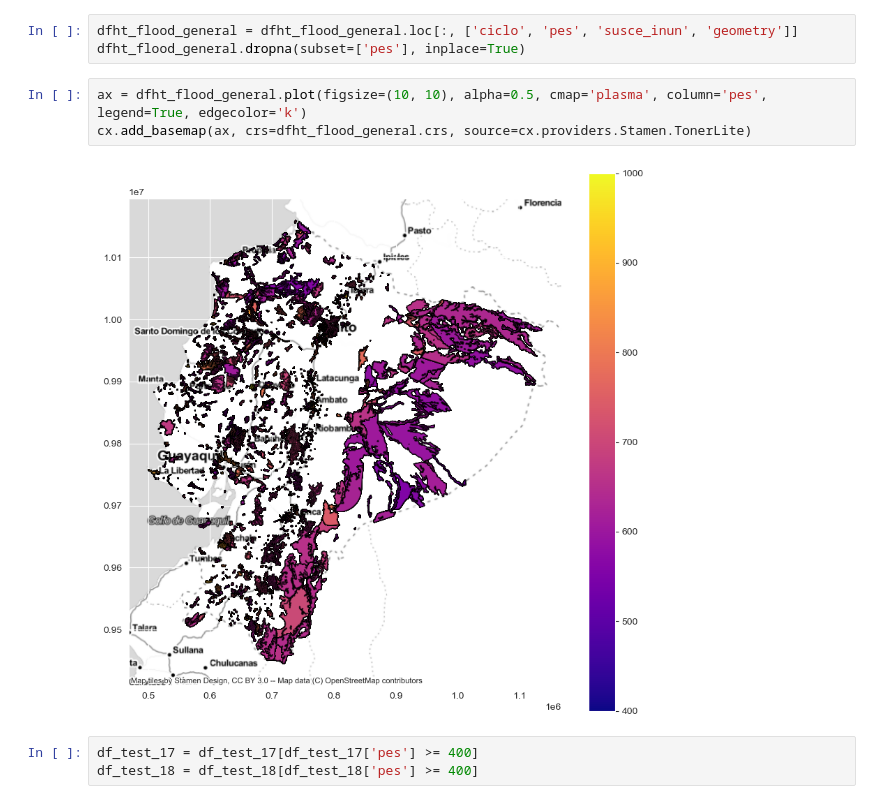
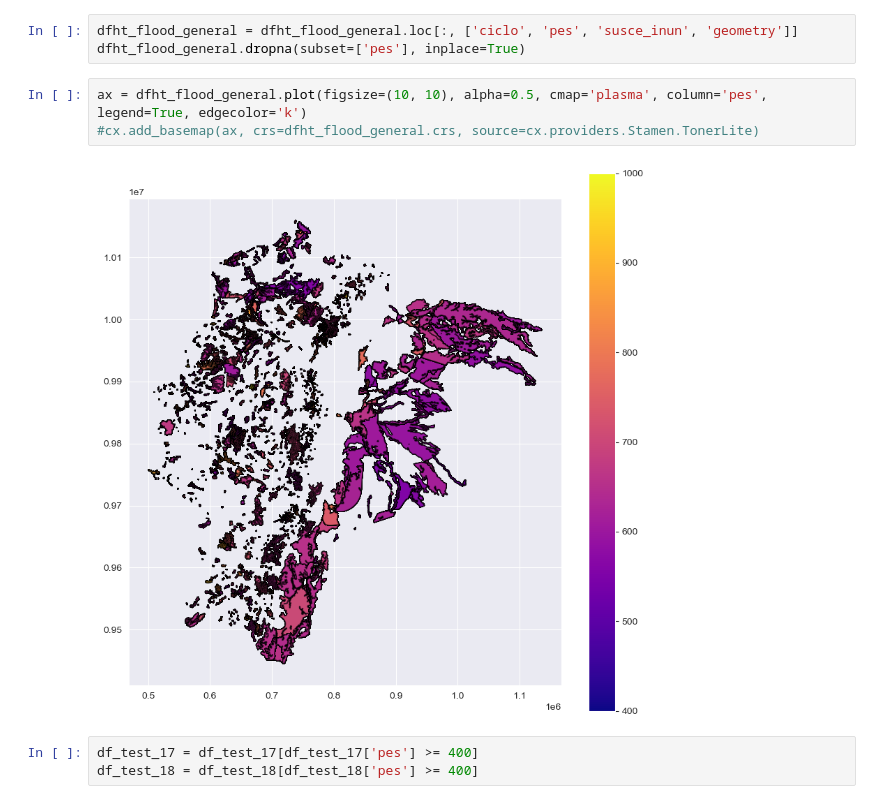
Before and after one commit to Alfreed0/DataScience, a Jupyter notebook: Notebooks/Proyecto.ipynb, the cells around one changed output. Cells and saved outputs as stored; diff of their text form.

```diff
--- a/Notebooks/Proyecto.ipynb
+++ b/Notebooks/Proyecto.ipynb
@@ -724,9 +721,9 @@ dfht_flood_general = dfht_flood_general.loc[:, ['ciclo', 'pes', 'susce_inun', 'g
 dfht_flood_general.dropna(subset=['pes'], inplace=True)
 # %%
 ax = dfht_flood_general.plot(figsize=(10, 10), alpha=0.5, cmap='plasma', column='pes', legend=True, edgecolor='k')
-cx.add_basemap(ax, crs=dfht_flood_general.crs, source=cx.providers.Stamen.TonerLite)
+#cx.add_basemap(ax, crs=dfht_flood_general.crs, source=cx.providers.Stamen.TonerLite)
 # %% [output]
-[figure, old version]
+[figure, new version]
 # %%
 df_test_17 = df_test_17[df_test_17['pes'] >= 400]
 df_test_18 = df_test_18[df_test_18['pes'] >= 400]
```
Also changed, not shown: parts of 60 cells of this notebook.
